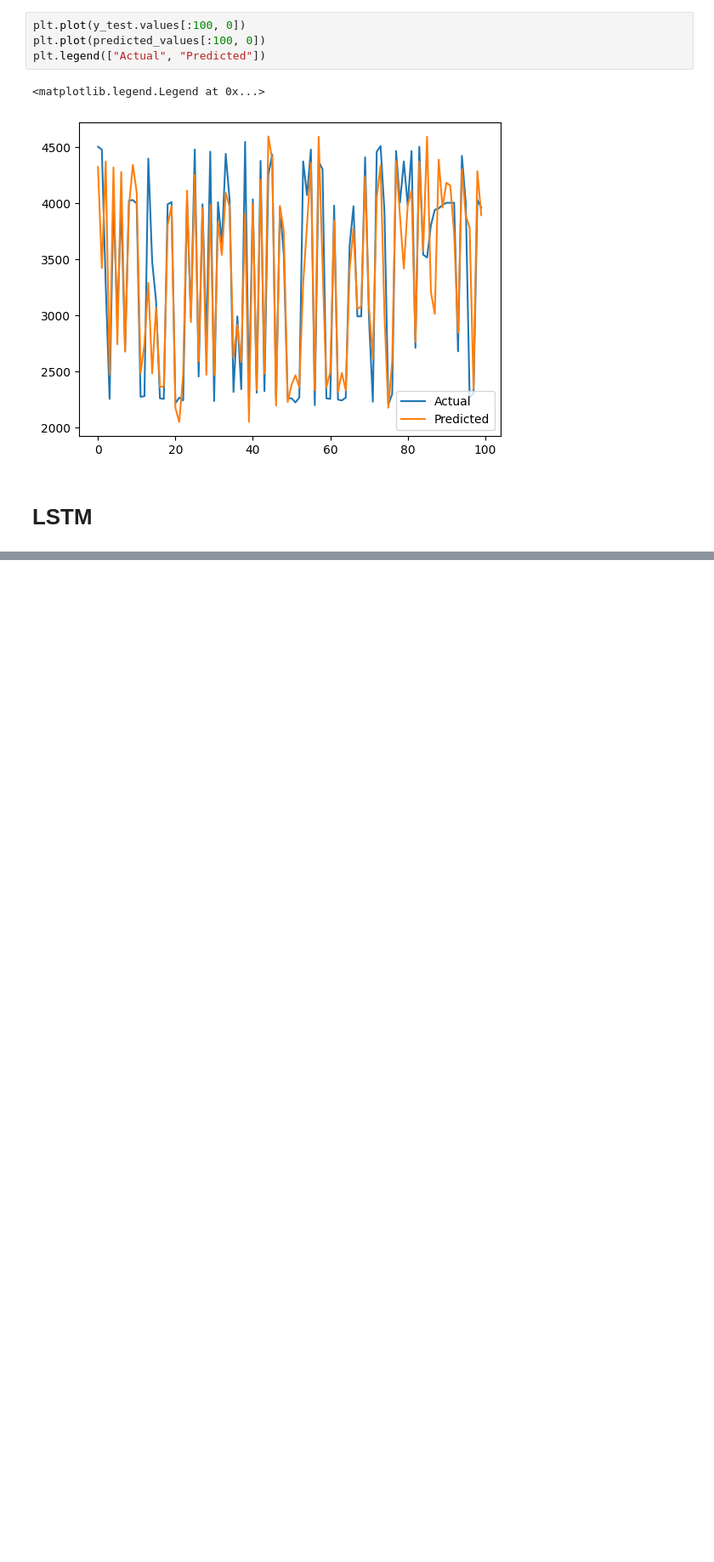
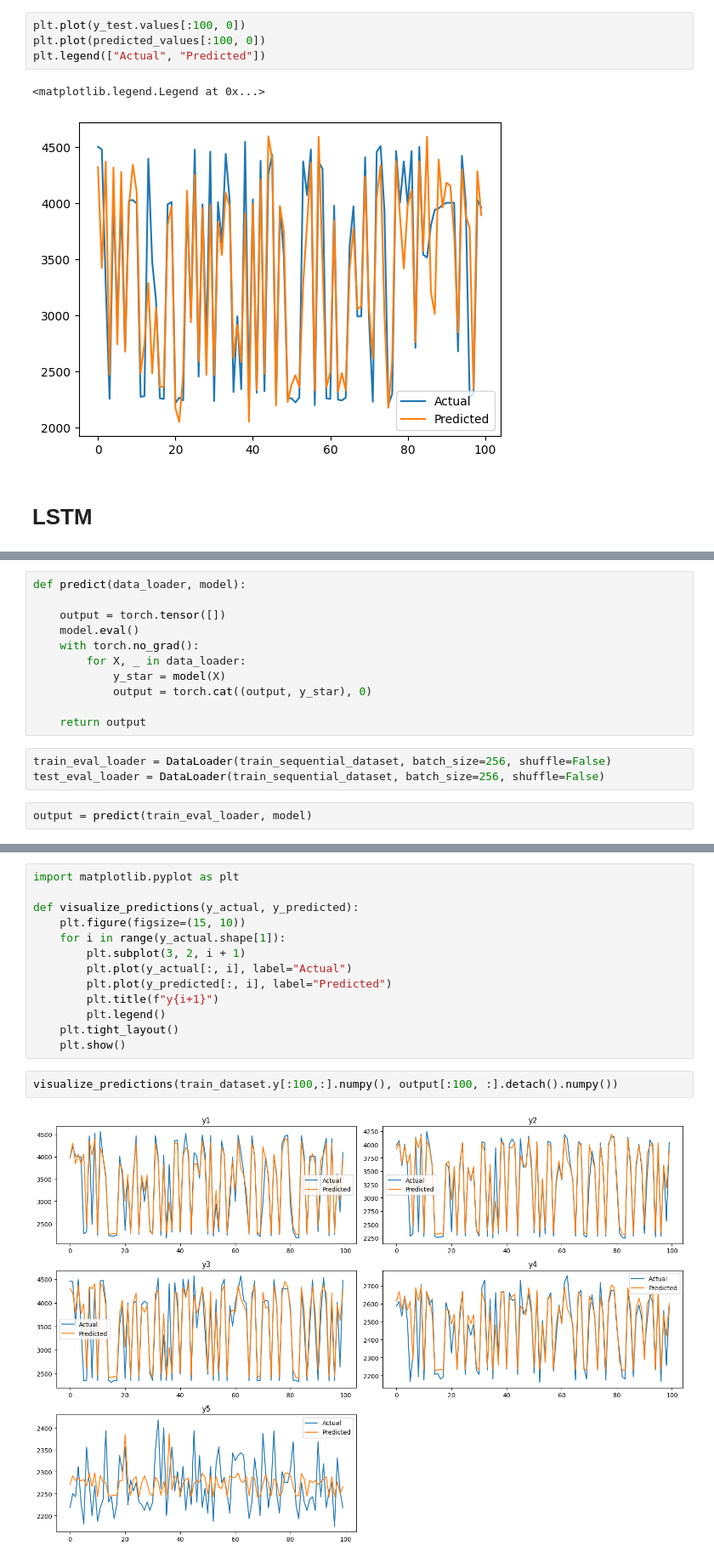
Before and after one commit to Kutyl87/Egnineering-Thesis, a Jupyter notebook: notebooks/LSTM&LR.ipynb, the cells around one changed output, grey strips where cells are left out. Shown: that part at 85% size. Drawn from its saved outputs; the diff is of its cells as text; blank space fills up the shorter version.

Commit message:
Pkutyla/lstm testing (#10)
* Add Metadata for provided data

* Add training functions

* test LSTM in notebook

* Add data operation classes

* Add lstm and training orchestrator for classes

```diff
--- a/notebooks/LSTM&LR.ipynb
+++ b/notebooks/LSTM&LR.ipynb
@@ -209,0 +367,16 @@ num_classes = 5    # Liczba klas do klasyfikacji
+# %%
+def predict(data_loader, model):
+
+    output = torch.tensor([])
+    model.eval()
+    with torch.no_grad():
+        for X, _ in data_loader:
+            y_star = model(X)
+            output = torch.cat((output, y_star), 0)
+
+    return output
+# %%
+train_eval_loader = DataLoader(train_sequential_dataset, batch_size=256, shuffle=False)
+test_eval_loader = DataLoader(train_sequential_dataset, batch_size=256, shuffle=False)
+# %%
+output = predict(train_eval_loader, model)
@@ -209,0 +401,17 @@ num_classes = 5    # Liczba klas do klasyfikacji
+# %%
+import matplotlib.pyplot as plt
+
+def visualize_predictions(y_actual, y_predicted):
+    plt.figure(figsize=(15, 10))
+    for i in range(y_actual.shape[1]):
+        plt.subplot(3, 2, i + 1)
+        plt.plot(y_actual[:, i], label="Actual")
+        plt.plot(y_predicted[:, i], label="Predicted")
+        plt.title(f"y{i+1}")
+        plt.legend()
+    plt.tight_layout()
+    plt.show()
+# %%
+visualize_predictions(train_dataset.y[:100,:].numpy(), output[:100, :].detach().numpy())
+# %% [output]
+[figure, added]
```
Also changed, not shown: parts of 24 cells of this notebook, 10 other files.
